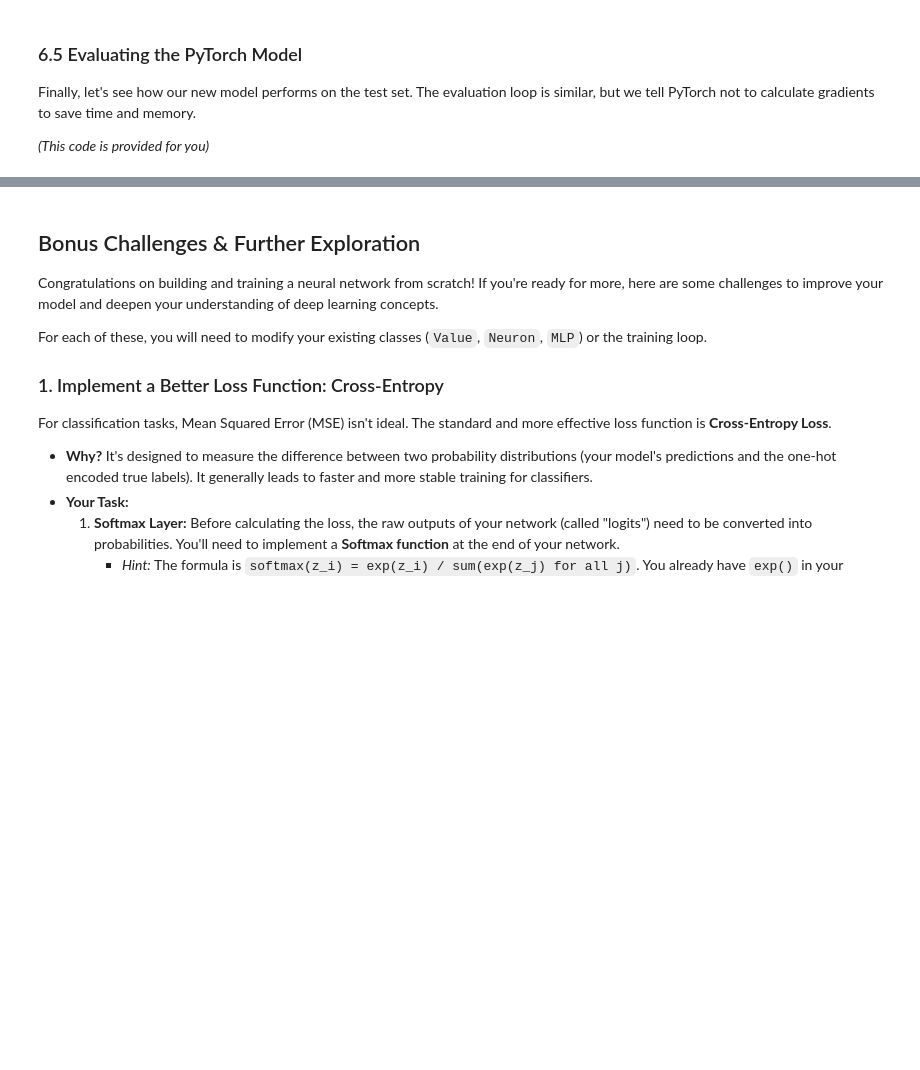
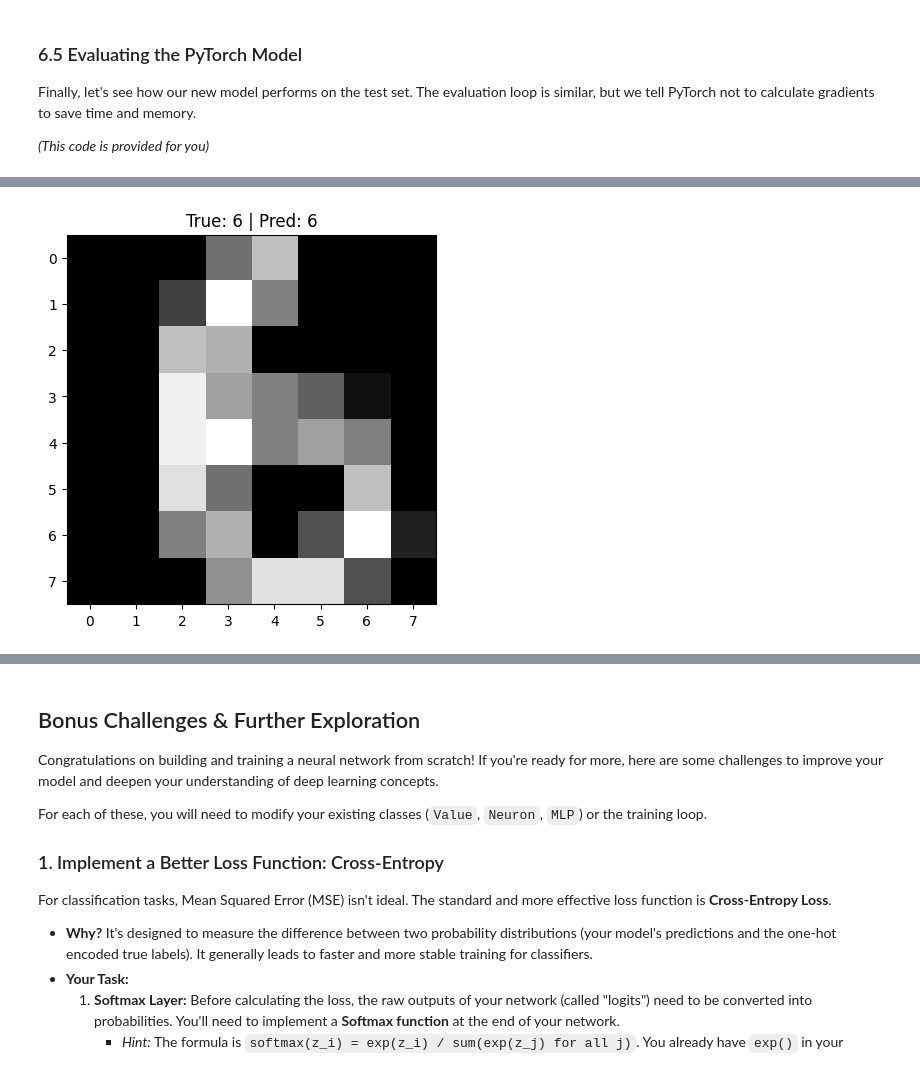
Before and after one commit to Amr1Moussa/MIA_phase1, a Jupyter notebook: Block4/Task4.ipynb, the cells around one changed output, grey strips where cells are left out. Drawn from its saved outputs; the diff is of its cells as text; code cells hidden in the pictures; blank space fills up the shorter version.

```diff
--- a/Block4/Task4.ipynb
+++ b/Block4/Task4.ipynb
@@ -991,7 +989,7 @@ y_train_tensor = torch.from_numpy(y_train).long()
 train_dataset = TensorDataset(X_train_tensor, y_train_tensor)
 
 # 3. Create a DataLoader to handle batching and shuffling automatically.
-batch_size = 32
+batch_size = 8
 train_loader = DataLoader(train_dataset, batch_size=batch_size, shuffle=True)
 
 # --- Prepare the testing data ---
@@ -1028,14 +1026,20 @@ class MLP_PyTorch(nn.Module):
         # TODO: Define the layers as class attributes (e.g., self.layer1 = nn.Linear(...))
         self.layer1 = nn.Linear(64, 32)
         self.activation = nn.ReLU()
-        self.layer2 = nn.Linear(32, 10)
+        self.dropout = nn.Dropout(0.2)
+        self.layer2 = nn.Linear(32, 16)
+        self.activation = nn.ReLU()
+        self.layer3 = nn.Linear(16, 10)
 
     def forward(self, x):
         # This function defines the forward pass, just like your __call__ method.
         # TODO: Pass the input 'x' through the layers you defined in __init__.
         z = self.layer1(x)
         z = self.activation(z)
+        z = self.dropout(z)
         z = self.layer2(z)
+        z = self.activation(z)
+        z = self.layer3(z)
         return z
 
 # Instantiate the model
@@ -1138,0 +1151,16 @@ Accuracy of the network on the test images: 93.06 %
+# %%
+# --- Example prediction ---
+# Take one batch from test_loader
+X_example, y_example = next(iter(test_loader))
+
+# Model predictions
+outputs = model(X_example)
+_, predicted = torch.max(outputs, 1)
+
+# Reshape depending on dataset
+plt.imshow(X_example[0].view(8, 8), cmap="gray")
+
+plt.title(f"True: {y_example[0].item()} | Pred: {predicted[0].item()}")
+plt.show()
+# %% [output]
+[figure, added]
```
Also changed, not shown: parts of 12 cells of this notebook.
